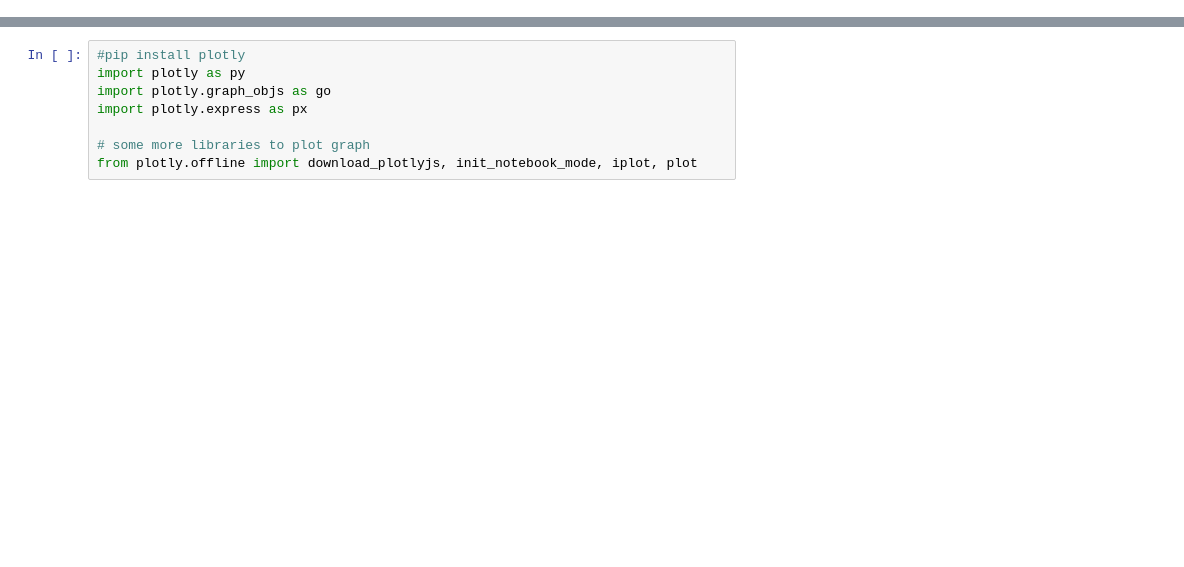
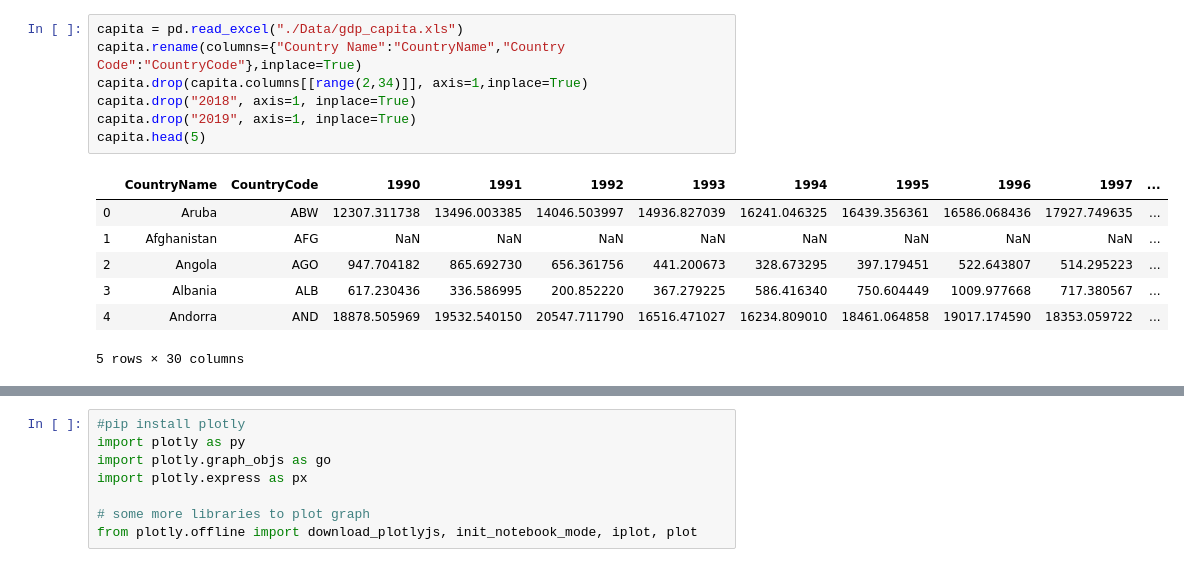
Before and after one commit to msieder/terror, a Jupyter notebook: Terror.ipynb, the cells around one changed output, grey strips where cells are left out. Saved outputs shown, nothing was run; the diff lists cells and outputs as text; blank space fills up the shorter version.

```diff
--- a/Terror.ipynb
+++ b/Terror.ipynb
@@ -178,0 +86,15 @@ Contains the following plots:
+# %%
+capita = pd.read_excel("./Data/gdp_capita.xls")
+capita.rename(columns={"Country Name":"CountryName","Country Code":"CountryCode"},inplace=True)
+capita.drop(capita.columns[[range(2,34)]], axis=1,inplace=True)
+capita.drop("2018", axis=1, inplace=True)
+capita.drop("2019", axis=1, inplace=True)
+capita.head(5)
+# %% [output]
+|  | CountryName | CountryCode | 1990 | 1991 | 1992 | 1993 | 1994 | 1995 | 1996 | 1997 | ... |
+| 0 | Aruba | ABW | 12307.311738 | 13496.003385 | 14046.503997 | 14936.827039 | 16241.046325 | 16439.356361 | 16586.068436 | 17927.749635 | ... |
+| 1 | Afghanistan | AFG | NaN | NaN | NaN | NaN | NaN | NaN | NaN | NaN | ... |
+| 2 | Angola | AGO | 947.704182 | 865.692730 | 656.361756 | 441.200673 | 328.673295 | 397.179451 | 522.643807 | 514.295223 | ... |
+| 3 | Albania | ALB | 617.230436 | 336.586995 | 200.852220 | 367.279225 | 586.416340 | 750.604449 | 1009.977668 | 717.380567 | ... |
+| 4 | Andorra | AND | 18878.505969 | 19532.540150 | 20547.711790 | 16516.471027 | 16234.809010 | 18461.064858 | 19017.174590 | 18353.059722 | ... |
+5 rows × 30 columns
```
Also changed, not shown: parts of 68 cells of this notebook.
